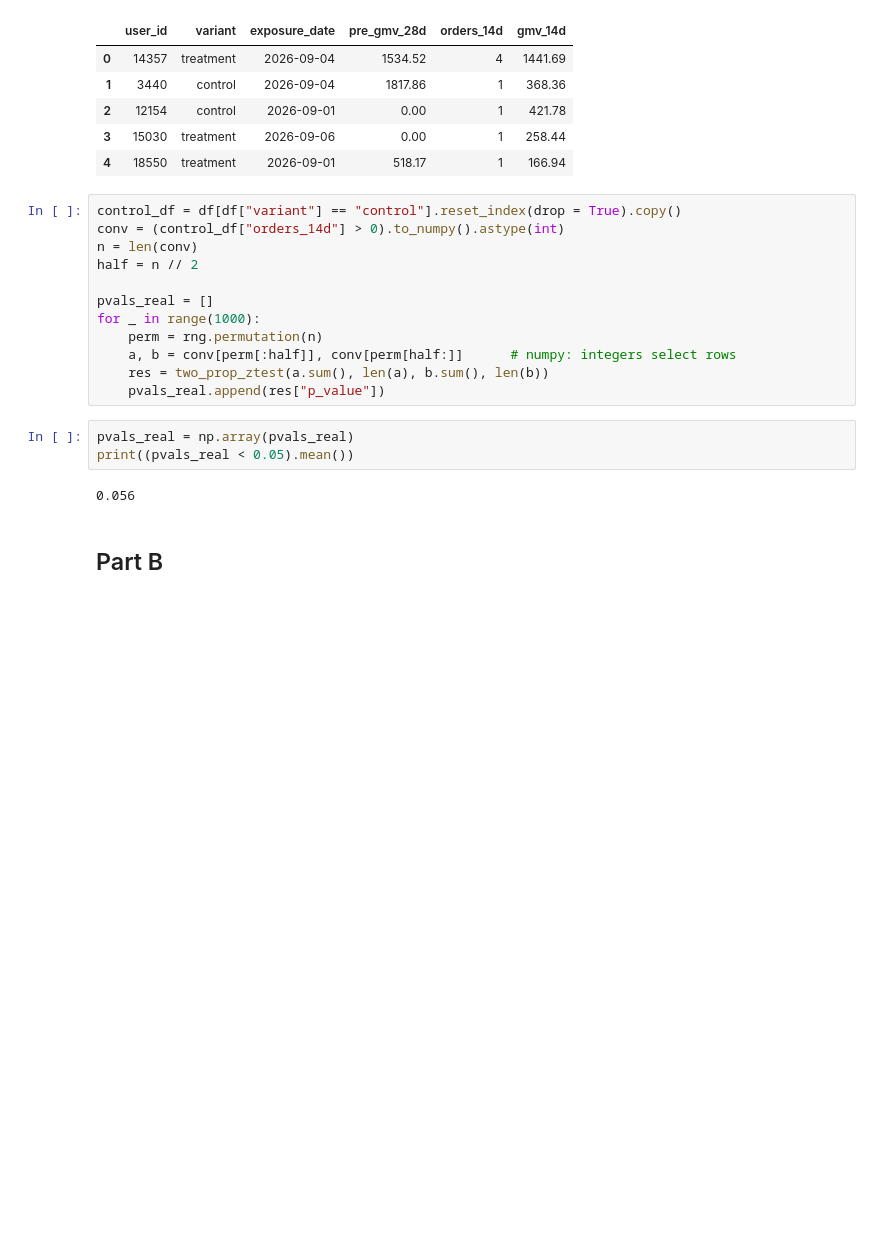
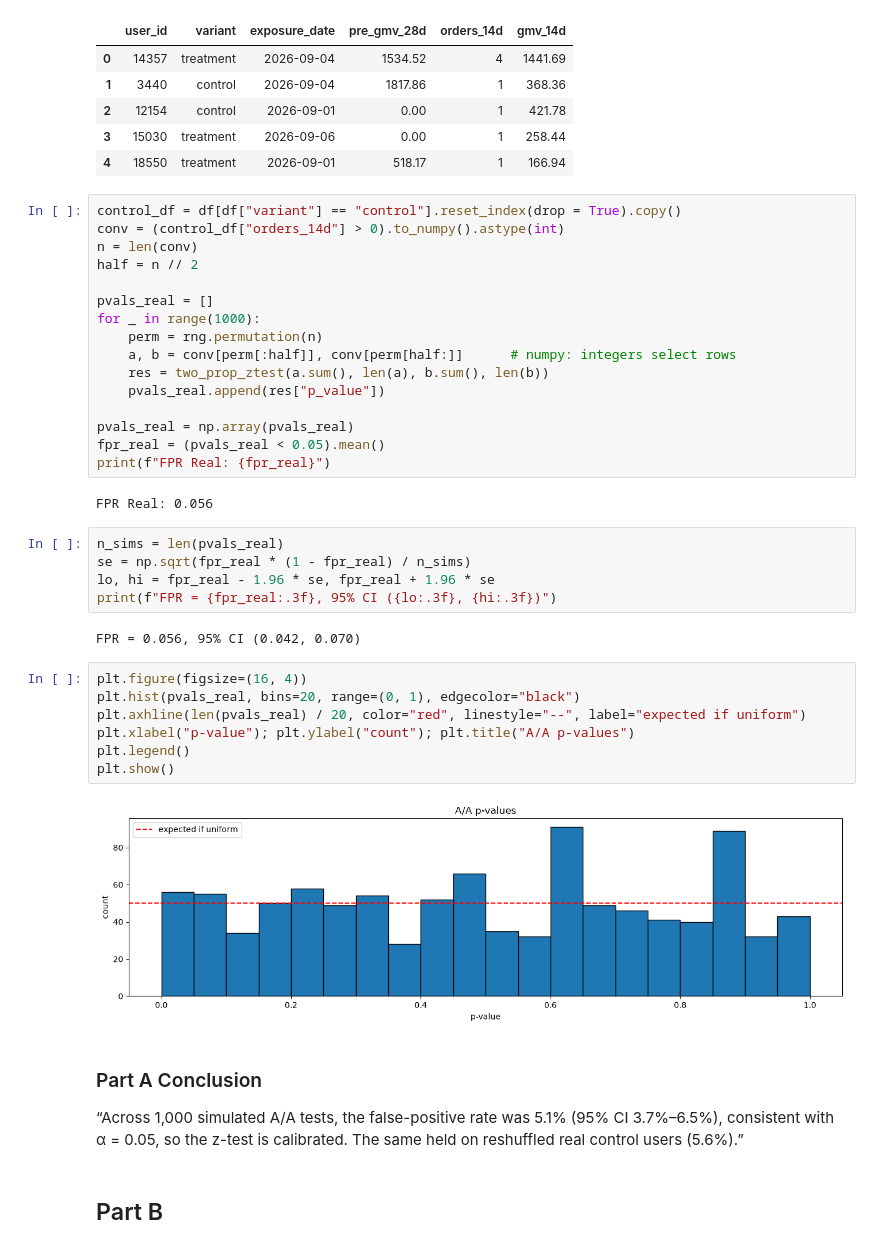
Before and after one commit to souravjain122/ds-prep, a Jupyter notebook: notebooks/05_aa_power_sim.ipynb, the cells around one changed output. Saved outputs shown, nothing was run; the diff lists cells and outputs as text; blank space fills up the shorter version.

```diff
--- a/notebooks/05_aa_power_sim.ipynb
+++ b/notebooks/05_aa_power_sim.ipynb
@@ -68,11 +68,31 @@ for _ in range(1000):
     a, b = conv[perm[:half]], conv[perm[half:]]      # numpy: integers select rows
     res = two_prop_ztest(a.sum(), len(a), b.sum(), len(b))
     pvals_real.append(res["p_value"])
+
+pvals_real = np.array(pvals_real)
+fpr_real = (pvals_real < 0.05).mean()
+print(f"FPR Real: {fpr_real}")
+# %% [output]
+FPR Real: 0.056
 # %%
-pvals_real = np.array(pvals_real)
-print((pvals_real < 0.05).mean())
+n_sims = len(pvals_real)
+se = np.sqrt(fpr_real * (1 - fpr_real) / n_sims)
+lo, hi = fpr_real - 1.96 * se, fpr_real + 1.96 * se
+print(f"FPR = {fpr_real:.3f}, 95% CI ({lo:.3f}, {hi:.3f})")
 # %% [output]
-0.056
+FPR = 0.056, 95% CI (0.042, 0.070)
+# %%
+plt.figure(figsize=(16, 4))
+plt.hist(pvals_real, bins=20, range=(0, 1), edgecolor="black")
+plt.axhline(len(pvals_real) / 20, color="red", linestyle="--", label="expected if uniform")
+plt.xlabel("p-value"); plt.ylabel("count"); plt.title("A/A p-values")
+plt.legend()
+plt.show()
+# %% [output]
+[figure, added]
+# %% [markdown]
+### Part A Conclusion
+“Across 1,000 simulated A/A tests, the false-positive rate was 5.1% (95% CI 3.7%–6.5%), consistent with α = 0.05, so the z-test is calibrated. The same held on reshuffled real control users (5.6%).”
 # %% [markdown]
 ## Part B
 # %% [markdown]
```
Also changed, not shown: parts of 2 cells of this notebook.
